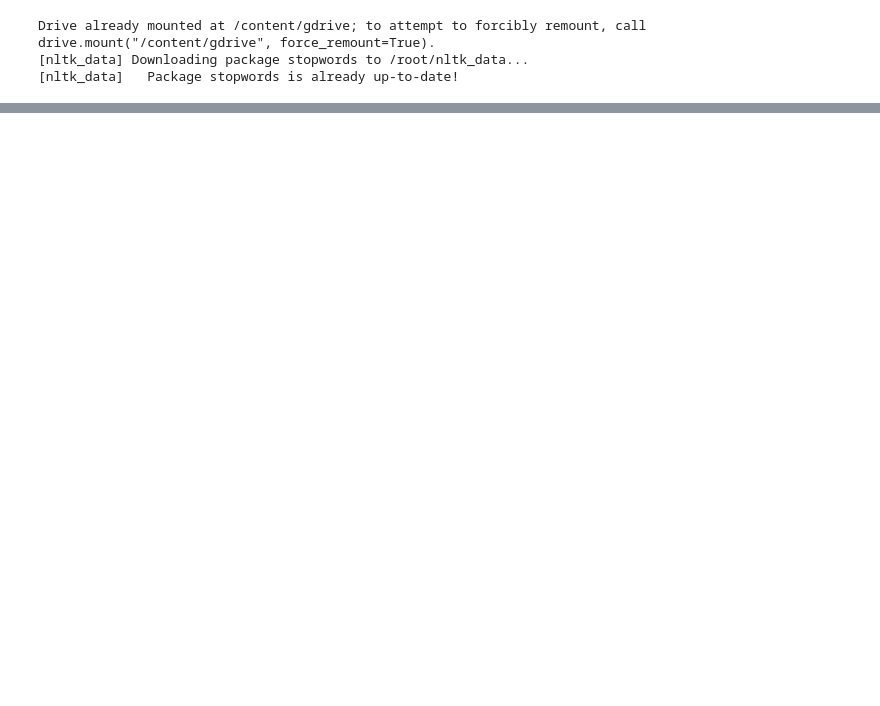
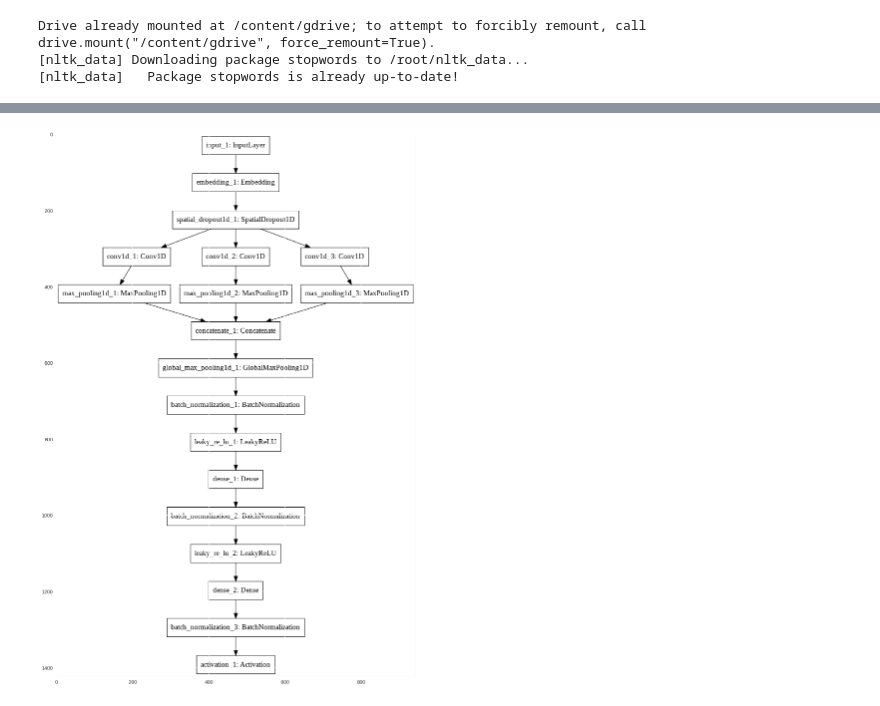
Before and after one commit to Zhengqi-Li/NLP, a Jupyter notebook: textCNN_with_multi_layers.ipynb, the cells around one changed output, grey strips where cells are left out. Drawn from its saved outputs; the diff is of its cells as text; code cells hidden in the pictures; blank space fills up the shorter version.

```diff
--- a/textCNN_with_multi_layers.ipynb
+++ b/textCNN_with_multi_layers.ipynb
@@ -353,0 +354,7 @@ submission_df.to_csv("./cnn_fasttext_submission.csv", index=False)
+# %%
+plot_model(model, to_file='model.png')
+model_show = plt.imread('model.png')
+plt.figure(figsize=(20,20))
+plt.imshow(model_show);
+# %% [output]
+[figure, added]
```
Also changed, not shown: parts of 16 cells of this notebook.
